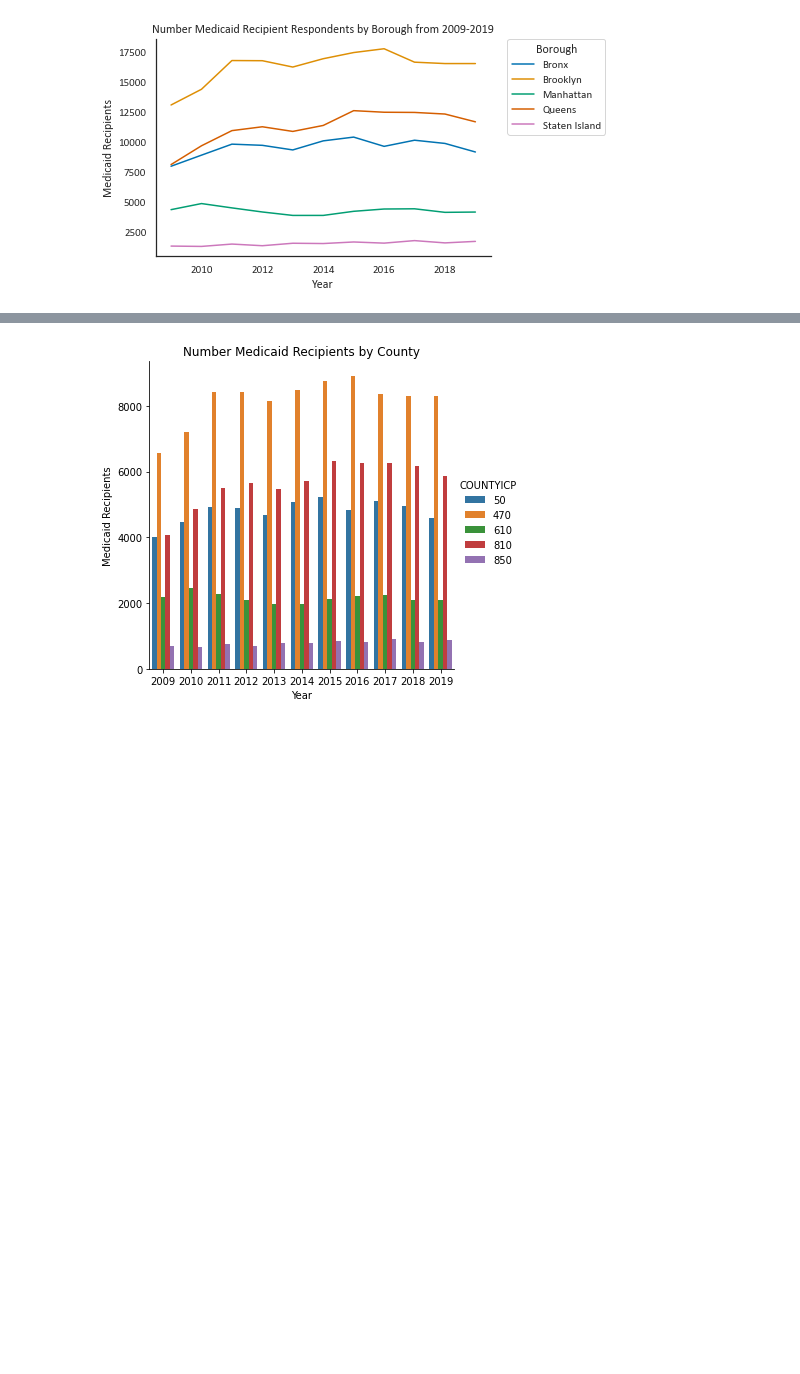
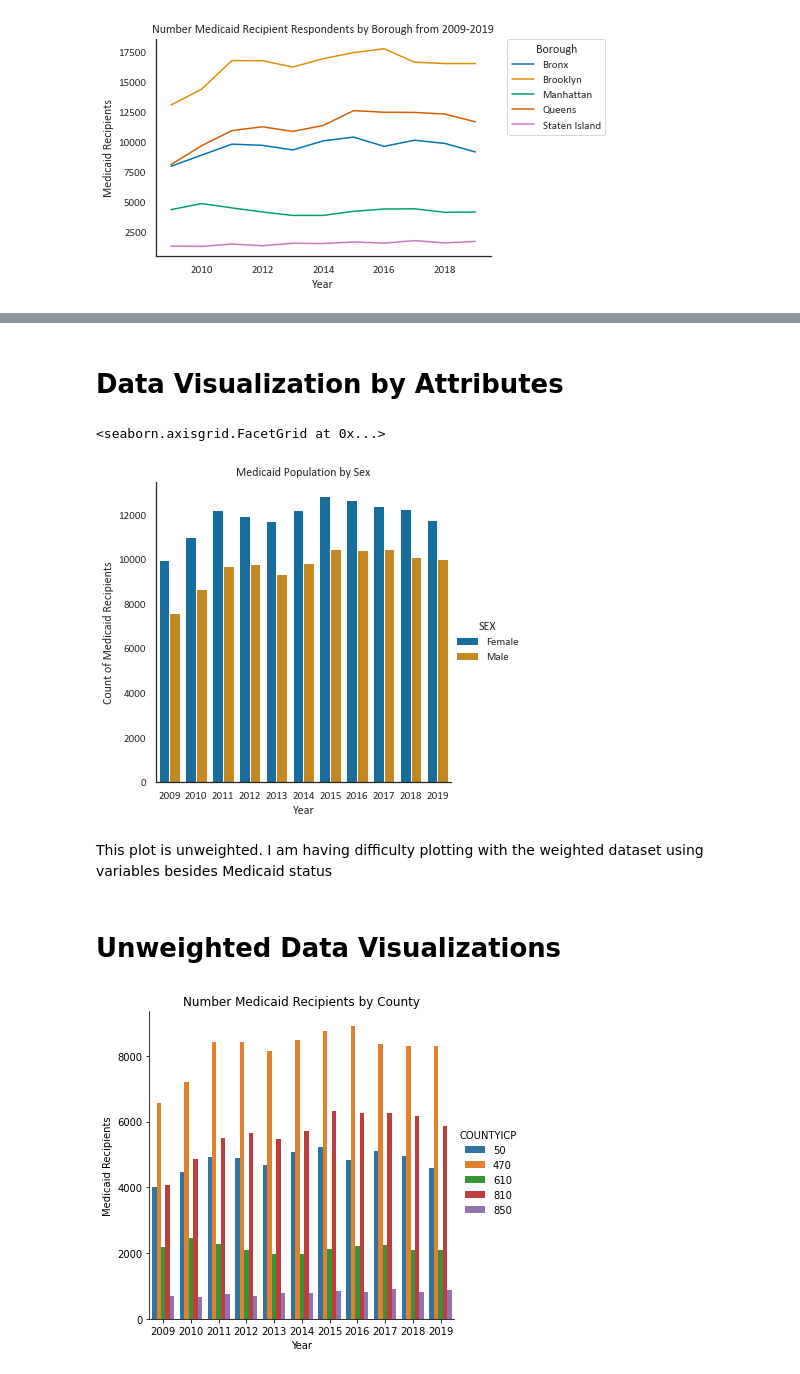
Before and after one commit to mspp-data-studio-2021/Ariel_Medex, a Jupyter notebook: IPUMS ACS Data 2009-2019.ipynb, the cells around one changed output, grey strips where cells are left out. Drawn from its saved outputs; the diff is of its cells as text; code cells hidden in the pictures; blank space fills up the shorter version.

```diff
--- a/IPUMS ACS Data 2009-2019.ipynb
+++ b/IPUMS ACS Data 2009-2019.ipynb
@@ -131,2 +80,0 @@ Name: PERWT, dtype: float64
-# %%
-df['WEIGHT'] = df['PERNUM'].replace(weight_dict)
@@ -149,2 +80,0 @@ df
-# %%
-df['WEIGHTED_HINSCAID'] = df['HINSCAID']*df['WEIGHT']/2 # div 2 due to coded variable 2 = yes, has medicaid
@@ -346,3 +313,17 @@ df_weighted
+# %% [markdown]
+# Data Visualization by Attributes
+# %%
+df["SEX"].replace({1: "Male", 2: "Female"}, inplace=True) #recoding the Sex variable from numbers to description
+j = sns.catplot(x="YEAR", col="HINSCAID", hue='SEX',
+                     data=df, kind='count', palette=sns.color_palette("colorblind"))
+j.set(xlabel='Year', ylabel='Count of Medicaid Recipients', title='Medicaid Population by Sex')
+# %% [output]
+<seaborn.axisgrid.FacetGrid at 0x...>
+[figure, added]
+# %% [markdown]
+This plot is unweighted. I am having difficulty plotting with the weighted dataset using variables besides Medicaid status
+# %% [markdown]
+# Unweighted Data Visualizations
 # %%
 h = sns.catplot(x="YEAR", hue="COUNTYICP", col="HINSCAID",
                      data=df, kind="count")
```
Also changed, not shown: parts of 41 cells of this notebook.
